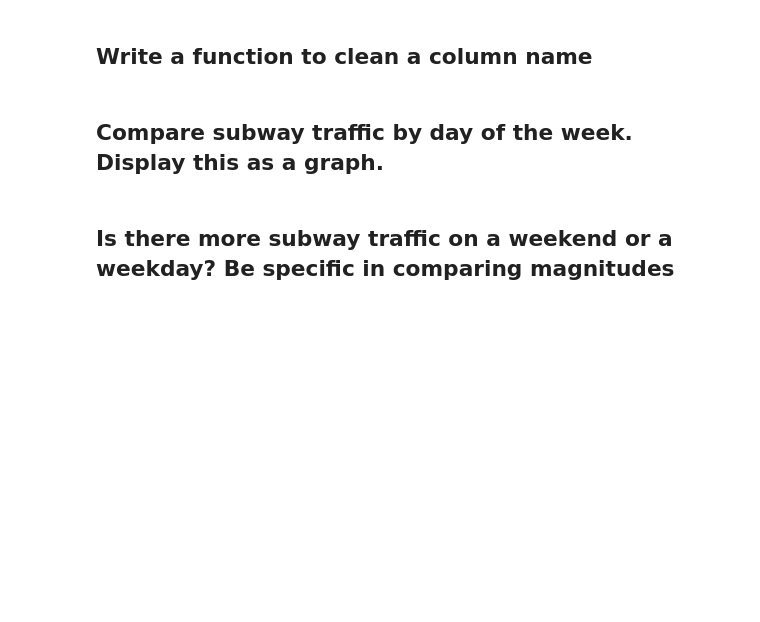
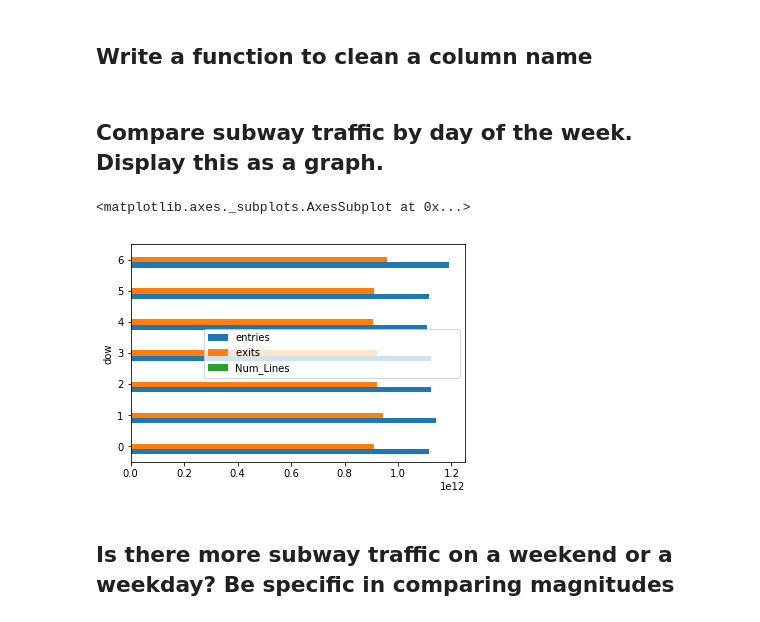
Before and after one commit to harrisonmiller13/dsc-pandas-series-and-dataframes-lab-nyc-ds-060319, a Jupyter notebook: index.ipynb, the cells around one changed output. Saved outputs shown, nothing was run; the diff lists cells and outputs as text; code cells hidden in the pictures; blank space fills up the shorter version.

```diff
--- a/index.ipynb
+++ b/index.ipynb
@@ -120,8 +120,11 @@ df.date = pd.to_datetime(df.date)
 # %%
 df['dow'] = df.date.dt.dayofweek
 # %%
-grouped = df.groupby('').sum()
+grouped = df.groupby('dow').sum()
 grouped.plot(kind='barh')
+# %% [output]
+<matplotlib.axes._subplots.AxesSubplot at 0x...>
+[figure, added]
 # %% [markdown]
 ## Is there more subway traffic on a weekend or a weekday?    Be specific in comparing magnitudes
 # %%
```
